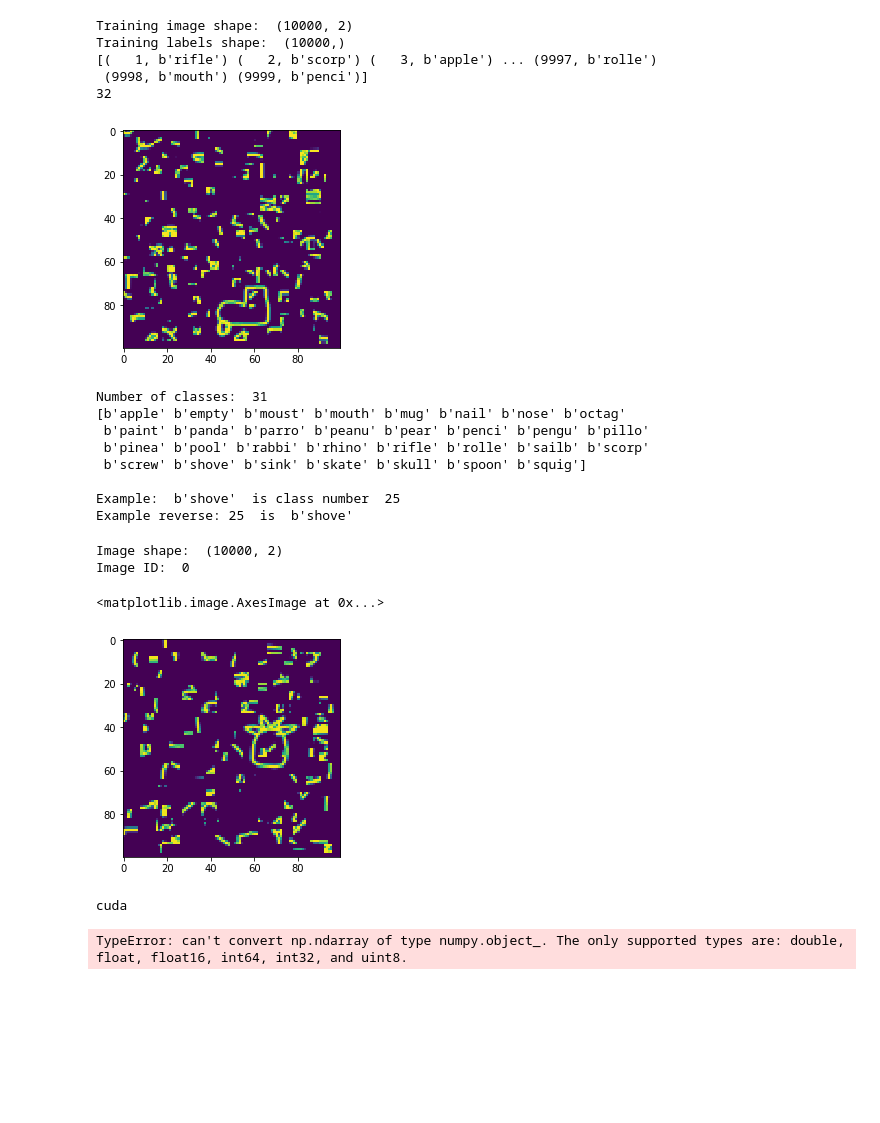
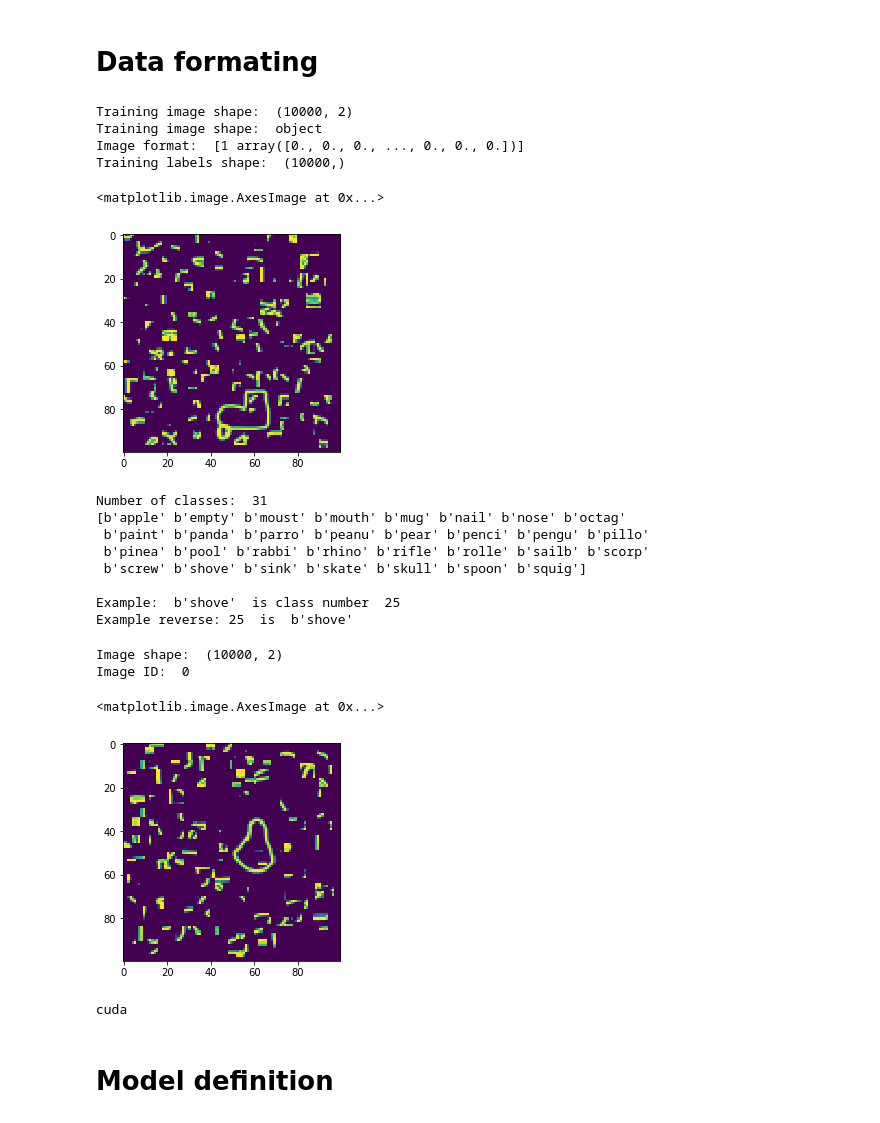
Before and after one commit to marued/IFT6390, a Jupyter notebook: Homeworks/Homework4/main.ipynb, the cells around one changed output. Cells and saved outputs as stored; diff of their text form; code cells hidden in the pictures; blank space fills up the shorter version.

```diff
--- a/Homeworks/Homework4/main.ipynb
+++ b/Homeworks/Homework4/main.ipynb
@@ -1,3 +1,5 @@
+# %% [markdown]
+# Data formating
 # %%
 import os
 import pickle
@@ -12,6 +14,8 @@ import matplotlib.pyplot as plt
 # load training images with numpy
 images_train = np.load('train_images.npy', encoding='latin1')
 print("Training image shape: ",images_train.shape)
+print("Training image shape: ",images_train.dtype)
+print("Image format: ", (images_train[:][1]))
 
 # load labels with numpy
 train_labels = np.genfromtxt('train_labels.csv', names=True, delimiter=',', dtype=[('Id', 'i8'), ('Category', 'S5')])
@@ -22,10 +26,10 @@ image_train1 = (images_train[32][1]).reshape(100,100)
 plt.imshow(image_train1)
 # %% [output]
 Training image shape:  (10000, 2)
+Training image shape:  object
+Image format:  [1 array([0., 0., 0., ..., 0., 0., 0.])]
 Training labels shape:  (10000,)
-[(   1, b'rifle') (   2, b'scorp') (   3, b'apple') ... (9997, b'rolle')
- (9998, b'mouth') (9999, b'penci')]
-32
+<matplotlib.image.AxesImage at 0x...>
 [figure]
 # %%
 #Printing label
@@ -61,17 +65,17 @@ Example reverse: 25  is  b'shove'
 # %%
 #Load test images with numpy
 images_test = np.load('test_images.npy', encoding='latin1')
 print("Image shape: ", images_test.shape)
 
 # Reshape test images
 print("Image ID: ", images_test[0][0])
-image_test1 = (images_test[0][1]).reshape(100,100)
+image_test1 = (images_test[1][1]).reshape(100,100)
 plt.imshow(image_test1)
 # %% [output]
 Image shape:  (10000, 2)
 Image ID:  0
 <matplotlib.image.AxesImage at 0x...>
-[figure, old version]
+[figure, new version]
 # %%
 # If a GPU is available, use it
 # Pytorch uses an elegant way to keep the code device agnostic
@@ -87,7 +91,10 @@ print(device)
 cuda
 # %%
 # Converting numpy array to pytorch
-train_tensor = torch.stack([torch.Tensor(i) for i in images_train])
-tensor_y = torch.stack([torch.Tensor(i) for i in train_labels])
+train_tensor = torch.stack([torch.Tensor(np.array(i).reshape((100, 100))) for i in (images_train[:,1])]).to(device)
+test_tensor = torch.stack([torch.Tensor(np.array(i).reshape((100, 100))) for i in (images_test[:,1])]).to(device)
+
+train_label_converted = np.stack([get_class_nb(i) for i in train_labels["Category"]])
+label_tensor = torch.from_numpy(train_label_converted).to(device)
-# %% [output]
-TypeError: can't convert np.ndarray of type numpy.object_. The only supported types are: double, float, float16, int64, int32, and uint8.
+# %% [markdown]
+# Model definition
```
Also changed, not shown: parts of 2 cells of this notebook.
